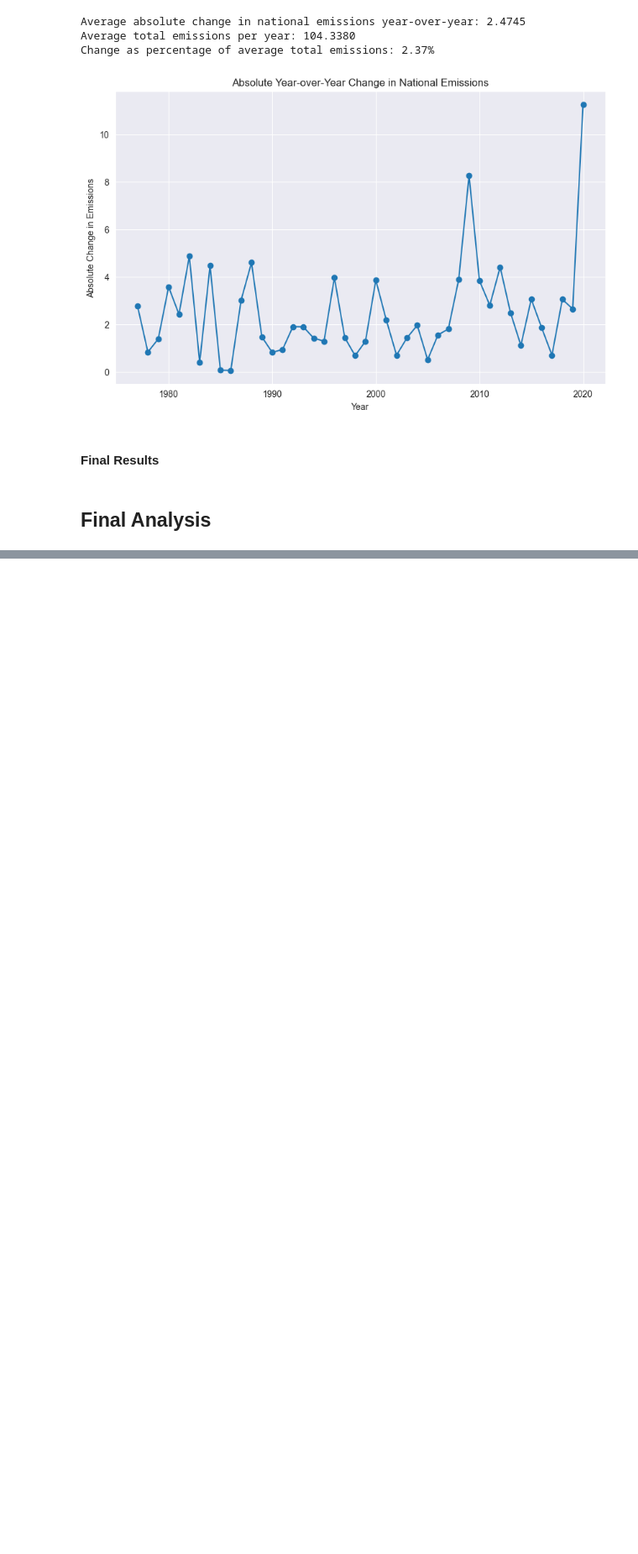
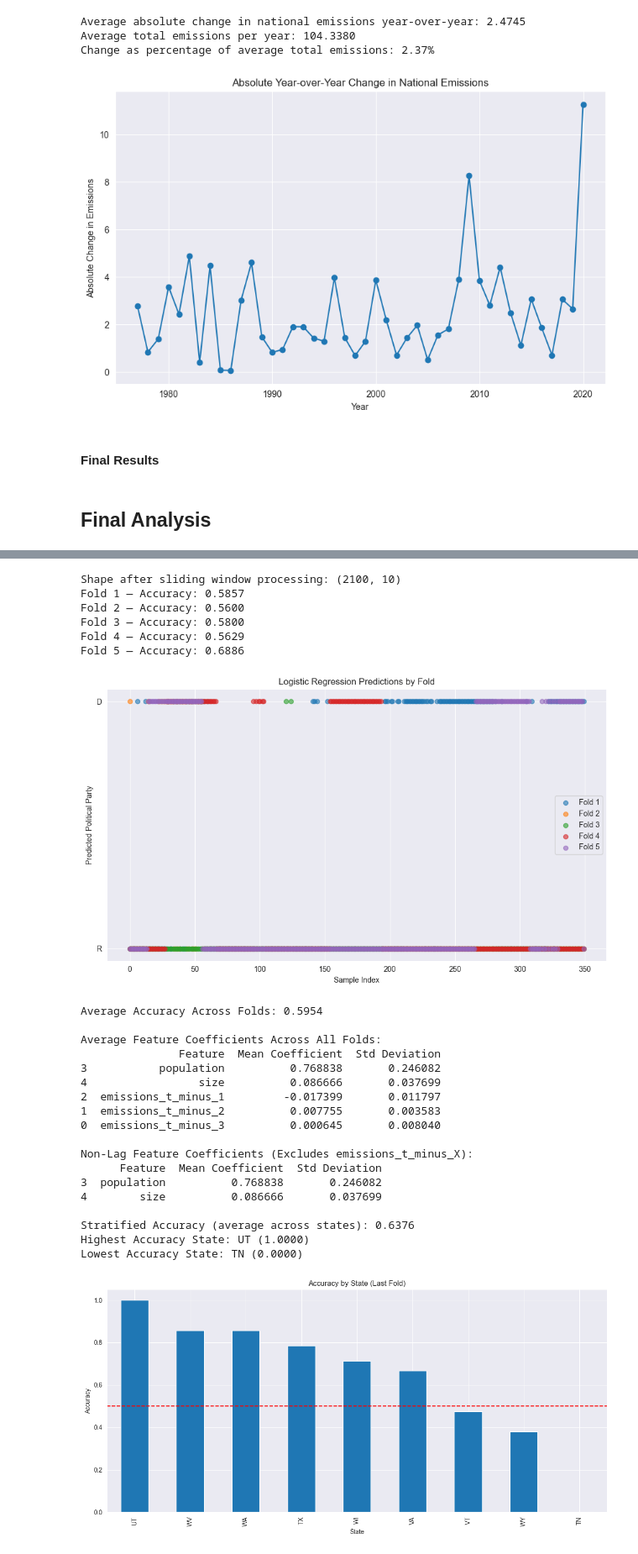
Before and after one commit to AyalYakobe/AirPollutionByPolitics, a Jupyter notebook: src/overview.ipynb, the cells around one changed output, grey strips where cells are left out. Shown at 84% size. Saved outputs shown, nothing was run; the diff lists cells and outputs as text; code cells hidden in the pictures; blank space fills up the shorter version.

```diff
--- a/src/overview.ipynb
+++ b/src/overview.ipynb
@@ -1893,2 +794,0 @@ Lowest R² State: CT (-0.6981)
-# %%
-acc, feature_importance_df, stratified_accuracy, accuracy_by_state = run_random_forest_classifier(final_df_imputed)
@@ -2053,0 +1180,4 @@ Accuracy: 0.64
+# %%
+final_df_normalized_tmp = final_df_normalized
+final_df_normalized_tmp['political_party'] = final_df_normalized['party_affiliation_score'].apply(lambda x: 'D' if x > 0 else 'R')
+final_df_normalized_tmp
@@ -2053,0 +1362,29 @@ Accuracy: 0.64
+# %%
+train_logistic_regression_forecasting(final_df_normalized_tmp)
+# %% [output]
+Shape after sliding window processing: (2100, 10)
+Fold 1 — Accuracy: 0.5857
+Fold 2 — Accuracy: 0.5600
+Fold 3 — Accuracy: 0.5800
+Fold 4 — Accuracy: 0.5629
+Fold 5 — Accuracy: 0.6886
+[figure, added]
+Average Accuracy Across Folds: 0.5954
+
+Average Feature Coefficients Across All Folds:
+               Feature  Mean Coefficient  Std Deviation
+3           population          0.768838       0.246082
+4                 size          0.086666       0.037699
+2  emissions_t_minus_1         -0.017399       0.011797
+1  emissions_t_minus_2          0.007755       0.003583
+0  emissions_t_minus_3          0.000645       0.008040
+
+Non-Lag Feature Coefficients (Excludes emissions_t_minus_X):
+      Feature  Mean Coefficient  Std Deviation
+3  population          0.768838       0.246082
+4        size          0.086666       0.037699
+
+Stratified Accuracy (average across states): 0.6376
+Highest Accuracy State: UT (1.0000)
+Lowest Accuracy State: TN (0.0000)
+[figure, added]
```
Also changed, not shown: parts of 79 cells of this notebook.
